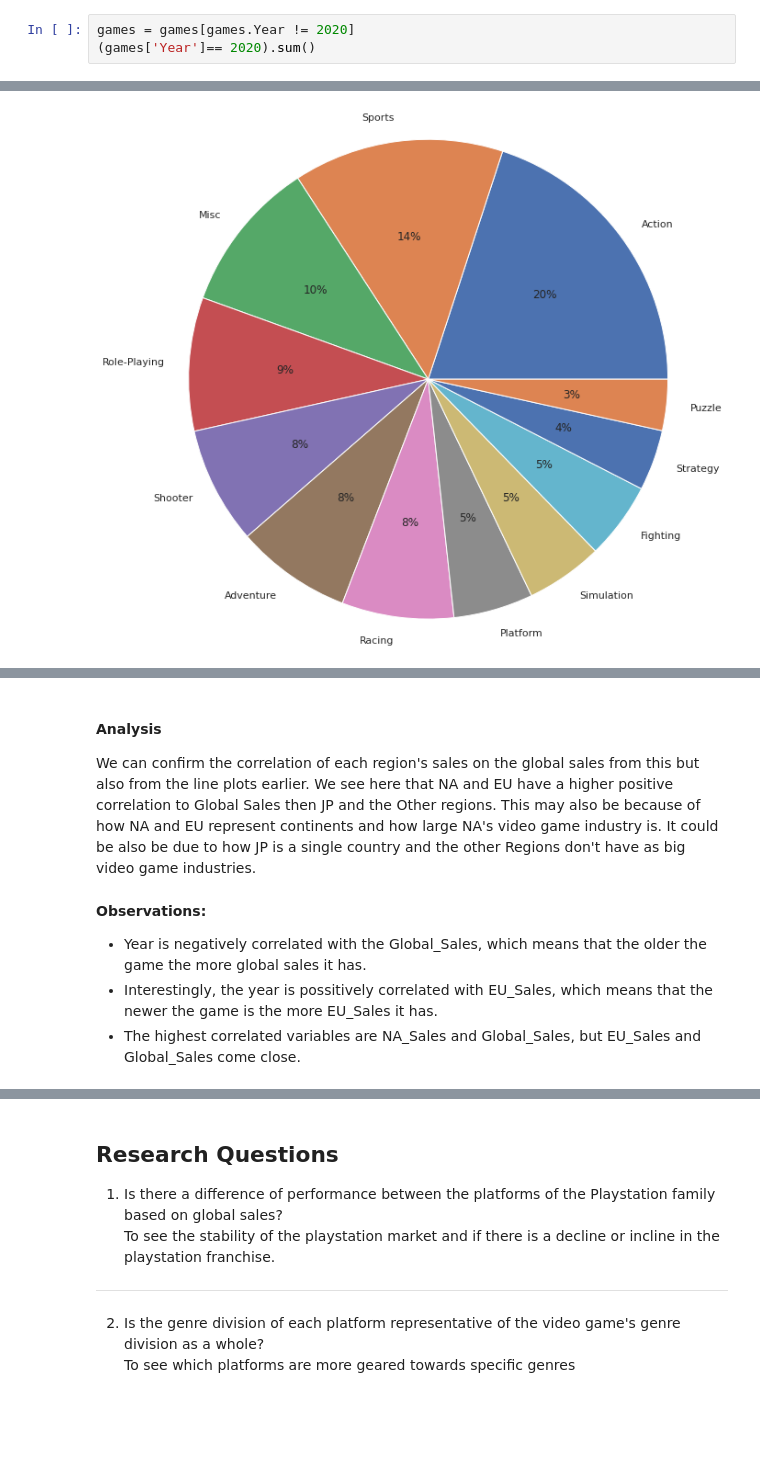
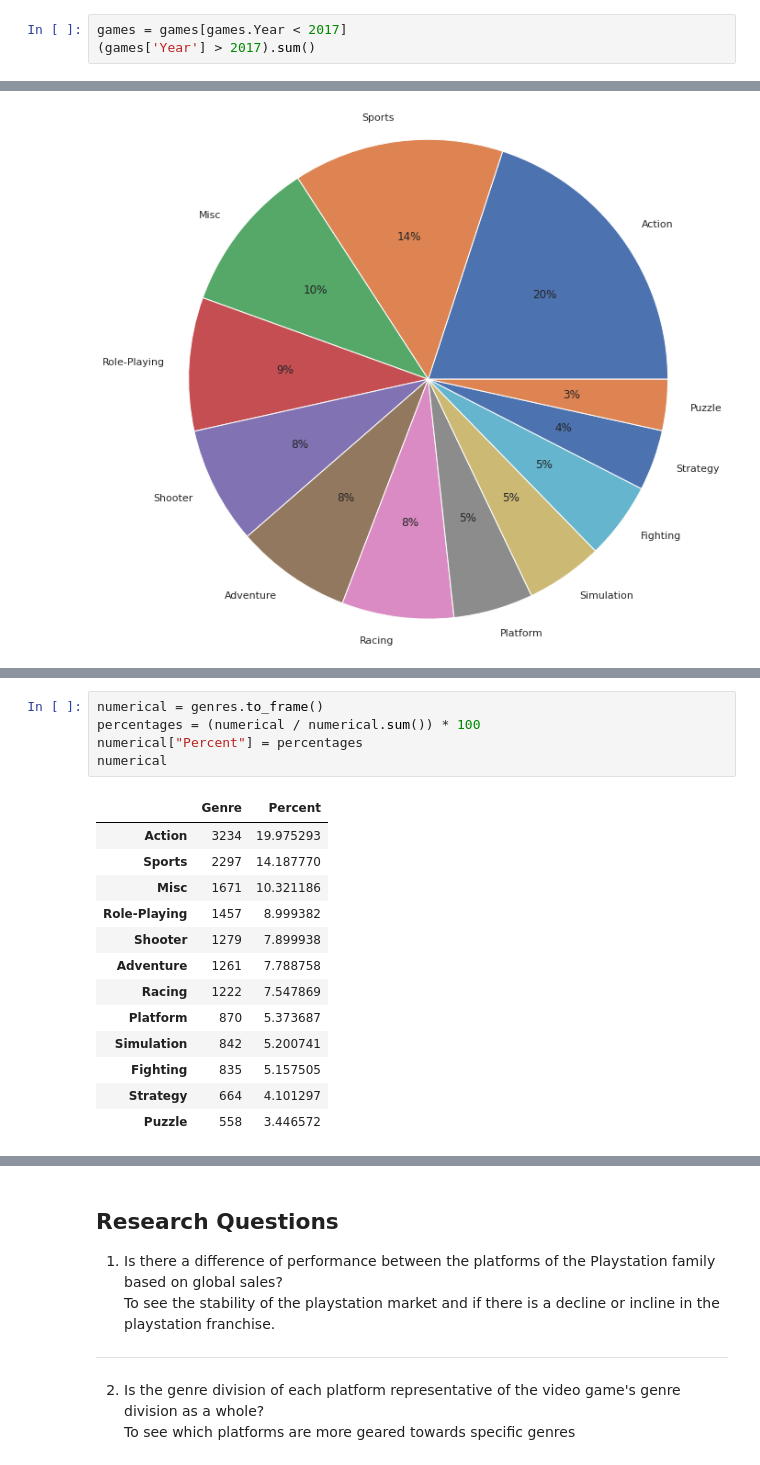
Before and after one commit to chadiTurk/CSMODELProject1, a Jupyter notebook: Phase 1.ipynb, the cells around one changed output, grey strips where cells are left out. Drawn from its saved outputs; the diff is of its cells as text; blank space fills up the shorter version.

```diff
--- a/Phase 1.ipynb
+++ b/Phase 1.ipynb
@@ -157,7 +156,7 @@ Number of duplicates:0
 # %% [markdown]
 The Dataset was last updated at 2017 so any game beyond that may be due to invalid input of date, fortunately it is only a small subset that were invalid.
 # %%
-games = games[games.Year != 2020]
-(games['Year']== 2020).sum()
+games = games[games.Year < 2017]
+(games['Year'] > 2017).sum()
 # %% [output]
 0
@@ -382,9 +367,19 @@ sns.heatmap(corr, xticklabels=corr.columns, yticklabels=corr.columns, annot=True
-# %% [markdown]
-#### Analysis
-We can confirm the correlation of each region's sales on the global sales from this but also from the line plots earlier. We see here that NA and EU have a higher positive correlation to Global Sales then JP and the Other regions. This may also be because of how NA and EU represent continents and how large NA's video game industry is. It could be also be due to how JP is a single country and the other Regions don't have as big video game industries.
-# %% [markdown]
-**Observations:**
-
-- Year is negatively correlated with the Global_Sales, which means that the older the game the more global sales it has.
-- Interestingly, the year is possitively correlated with EU_Sales, which means that the newer the game is the more EU_Sales it has.
-- The highest correlated variables are NA_Sales and Global_Sales, but EU_Sales and Global_Sales come close.
+# %%
+numerical = genres.to_frame()
+percentages = (numerical / numerical.sum()) * 100
+numerical["Percent"] = percentages
+numerical
+# %% [output]
+|  | Genre | Percent |
+| Action | 3234 | 19.975293 |
+| Sports | 2297 | 14.187770 |
+| Misc | 1671 | 10.321186 |
+| Role-Playing | 1457 | 8.999382 |
+| Shooter | 1279 | 7.899938 |
+| Adventure | 1261 | 7.788758 |
+| Racing | 1222 | 7.547869 |
+| Platform | 870 | 5.373687 |
+| Simulation | 842 | 5.200741 |
+| Fighting | 835 | 5.157505 |
+| Strategy | 664 | 4.101297 |
+| Puzzle | 558 | 3.446572 |
```
Also changed, not shown: parts of 19 cells of this notebook.
